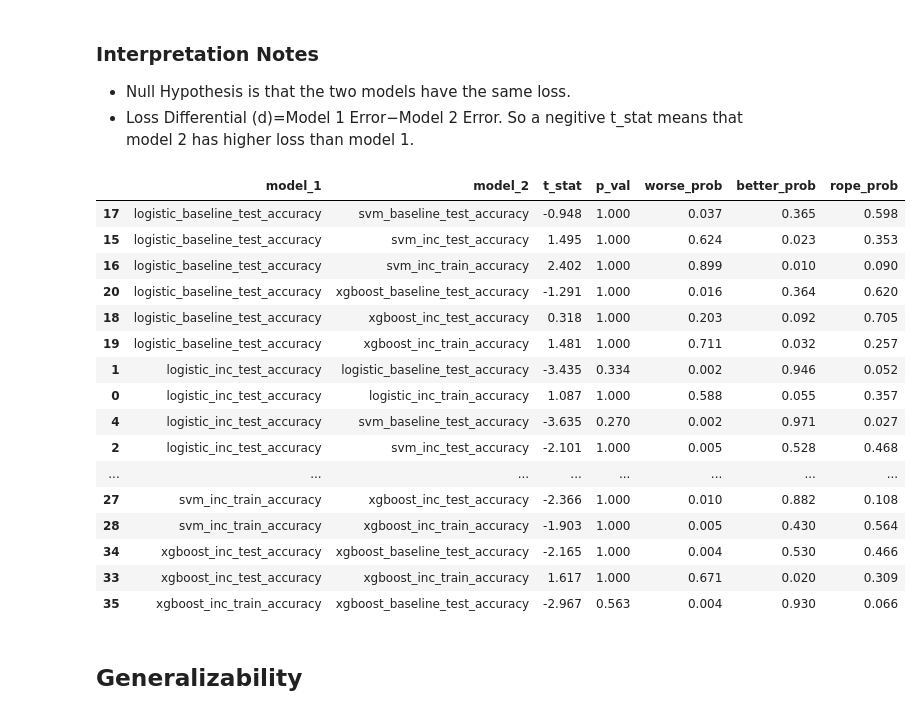
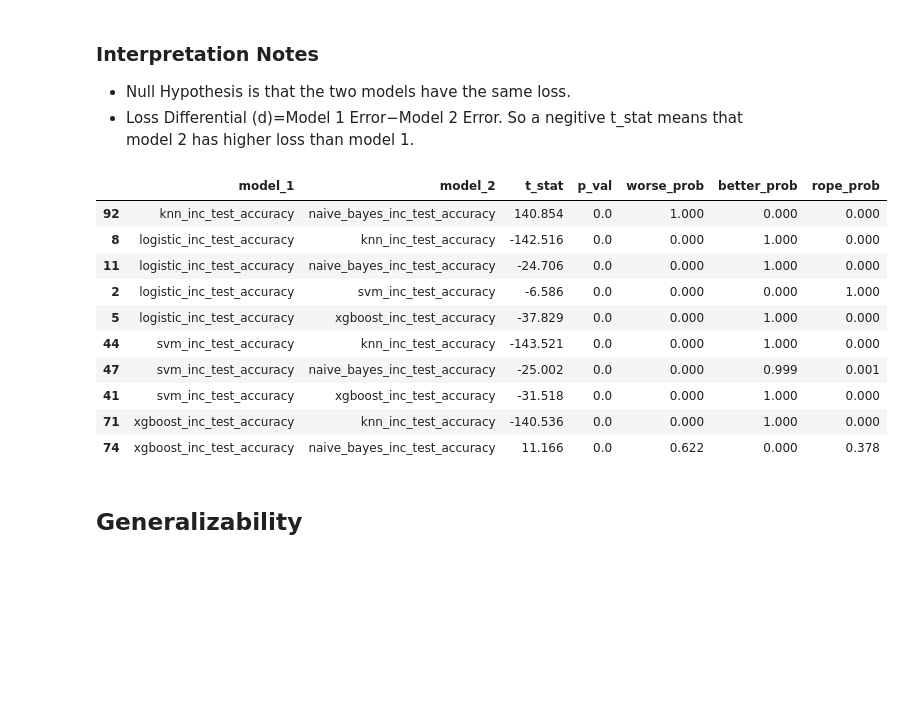
Before and after one commit to mack-mallett/Cash-Flows, a Jupyter notebook: experiments/model_comparison.ipynb, the cells around one changed output. Saved outputs shown, nothing was run; the diff lists cells and outputs as text; code cells hidden in the pictures; blank space fills up the shorter version.

```diff
--- a/experiments/model_comparison.ipynb
+++ b/experiments/model_comparison.ipynb
@@ -46,13 +47,13 @@ results = inc_base_reader(5, results, 10)
 full_results = pd.concat(results, axis=1).droplevel(level=0, axis=1)
 # %%
 #Setup the variables
-# cv = StratifiedKFold(n_splits=8, shuffle=True, random_state=0)
-basics = st.TestVariables(results=full_results, num_test=10)
+# This is where I would test for Normal Distributions
+basics = st.TestVariables(results=full_results, num_test=num_tests)
 rope_interval = [-0.01, 0.01]
 means_dict = {}
 vars_dict = {}
 for col in basics.model_scores.transpose().columns:
-    m, v = st.get_mean_var(basics.model_scores.transpose()[col].to_numpy(), 5, 10)
+    m, v = st.get_mean_var(basics.model_scores.transpose()[col].to_numpy(), 5, num_tests)
     means_dict[col] = m
     vars_dict[col] = v
 
@@ -63,4 +64,4 @@ var_model_scores = pd.DataFrame(vars_dict)
 # %% [markdown]
 ### Pairwise Frequentist
 # %%
-pairwise_comp_df = st.pairwise_freq(model_scores=basics.model_scores, num_tests=10, num_batches=basics.num_batch, pairwise_comp_df=None)
+pairwise_comp_df = st.pairwise_freq(model_scores=basics.model_scores, num_tests=num_tests, num_batches=basics.num_batch, pairwise_comp_df=None)
@@ -71,2 +72,2 @@ pairwise_comp_df = st.pairwise_freq(model_scores=basics.model_scores, num_tests=
 # %%
-pairwise_comp_df = st.pairwise_bayesian(model_scores=basics.model_scores, rope_interval=rope_interval, num_tests=10, num_batches=basics.num_batch, h=1, pairwise_comp_df=pairwise_comp_df)
+pairwise_comp_df = st.pairwise_bayesian(model_scores=basics.model_scores, rope_interval=rope_interval, num_tests=num_tests, num_batches=basics.num_batch, h=1, pairwise_comp_df=pairwise_comp_df)
@@ -119,25 +128,32 @@ plt.show()
 ### Interpretation Notes
  - Null Hypothesis is that the two models have the same loss.
  - Loss Differential (d)=Model 1 Error−Model 2 Error. So a negitive t_stat means that model 2 has higher loss than model 1.
+# %%
+#pairwise df masks
+#Model self comparison masks
+logistic_comp = (pairwise_comp_df['model_1'].str.startswith('logistic')) & (pairwise_comp_df['model_2'].str.startswith('logistic'))
+naive_bayes_comp = (pairwise_comp_df['model_1'].str.startswith('naive_bayes')) & (pairwise_comp_df['model_2'].str.startswith('naive_bayes'))
+linear_comp = (pairwise_comp_df['model_1'].str.startswith('svm')) & (pairwise_comp_df['model_2'].str.startswith('svm'))
+xgboost_comp = (pairwise_comp_df['model_1'].str.startswith('xgboost')) & (pairwise_comp_df['model_2'].str.startswith('xgboost'))
+k_means_comp = (pairwise_comp_df['model_1'].str.startswith('knn')) & (pairwise_comp_df['model_2'].str.startswith('knn'))
+
+#Test model comparison masks
+inc_test_comp = (pairwise_comp_df['model_1'].str.contains('inc_test')) & (pairwise_comp_df['model_2'].str.contains('inc_test'))
 # %%
-pairwise_comp_df.sort_values(['model_1', 'model_2'], ascending=True).dropna().iloc[[6, 7, ]]
+
+# pd.set_option('display.float_format', lambda x: f'{x:.4f}')
+pairwise_comp_df.sort_values(['model_1', 'model_2'], ascending=True).dropna().loc[inc_test_comp]#.tail(30)#.loc[naive_bayes]
 # %% [output]
 |  | model_1 | model_2 | t_stat | p_val | worse_prob | better_prob | rope_prob |
-| 17 | logistic_baseline_test_accuracy | svm_baseline_test_accuracy | -0.948 | 1.000 | 0.037 | 0.365 | 0.598 |
-| 15 | logistic_baseline_test_accuracy | svm_inc_test_accuracy | 1.495 | 1.000 | 0.624 | 0.023 | 0.353 |
-| 16 | logistic_baseline_test_accuracy | svm_inc_train_accuracy | 2.402 | 1.000 | 0.899 | 0.010 | 0.090 |
-| 20 | logistic_baseline_test_accuracy | xgboost_baseline_test_accuracy | -1.291 | 1.000 | 0.016 | 0.364 | 0.620 |
-| 18 | logistic_baseline_test_accuracy | xgboost_inc_test_accuracy | 0.318 | 1.000 | 0.203 | 0.092 | 0.705 |
-| 19 | logistic_baseline_test_accuracy | xgboost_inc_train_accuracy | 1.481 | 1.000 | 0.711 | 0.032 | 0.257 |
-| 1 | logistic_inc_test_accuracy | logistic_baseline_test_accuracy | -3.435 | 0.334 | 0.002 | 0.946 | 0.052 |
-| 0 | logistic_inc_test_accuracy | logistic_inc_train_accuracy | 1.087 | 1.000 | 0.588 | 0.055 | 0.357 |
-| 4 | logistic_inc_test_accuracy | svm_baseline_test_accuracy | -3.635 | 0.270 | 0.002 | 0.971 | 0.027 |
-| 2 | logistic_inc_test_accuracy | svm_inc_test_accuracy | -2.101 | 1.000 | 0.005 | 0.528 | 0.468 |
-| ... | ... | ... | ... | ... | ... | ... | ... |
-| 27 | svm_inc_train_accuracy | xgboost_inc_test_accuracy | -2.366 | 1.000 | 0.010 | 0.882 | 0.108 |
-| 28 | svm_inc_train_accuracy | xgboost_inc_train_accuracy | -1.903 | 1.000 | 0.005 | 0.430 | 0.564 |
-| 34 | xgboost_inc_test_accuracy | xgboost_baseline_test_accuracy | -2.165 | 1.000 | 0.004 | 0.530 | 0.466 |
-| 33 | xgboost_inc_test_accuracy | xgboost_inc_train_accuracy | 1.617 | 1.000 | 0.671 | 0.020 | 0.309 |
-| 35 | xgboost_inc_train_accuracy | xgboost_baseline_test_accuracy | -2.967 | 0.563 | 0.004 | 0.930 | 0.066 |
+| 92 | knn_inc_test_accuracy | naive_bayes_inc_test_accuracy | 140.854 | 0.0 | 1.000 | 0.000 | 0.000 |
+| 8 | logistic_inc_test_accuracy | knn_inc_test_accuracy | -142.516 | 0.0 | 0.000 | 1.000 | 0.000 |
+| 11 | logistic_inc_test_accuracy | naive_bayes_inc_test_accuracy | -24.706 | 0.0 | 0.000 | 1.000 | 0.000 |
+| 2 | logistic_inc_test_accuracy | svm_inc_test_accuracy | -6.586 | 0.0 | 0.000 | 0.000 | 1.000 |
+| 5 | logistic_inc_test_accuracy | xgboost_inc_test_accuracy | -37.829 | 0.0 | 0.000 | 1.000 | 0.000 |
+| 44 | svm_inc_test_accuracy | knn_inc_test_accuracy | -143.521 | 0.0 | 0.000 | 1.000 | 0.000 |
+| 47 | svm_inc_test_accuracy | naive_bayes_inc_test_accuracy | -25.002 | 0.0 | 0.000 | 0.999 | 0.001 |
+| 41 | svm_inc_test_accuracy | xgboost_inc_test_accuracy | -31.518 | 0.0 | 0.000 | 1.000 | 0.000 |
+| 71 | xgboost_inc_test_accuracy | knn_inc_test_accuracy | -140.536 | 0.0 | 0.000 | 1.000 | 0.000 |
+| 74 | xgboost_inc_test_accuracy | naive_bayes_inc_test_accuracy | 11.166 | 0.0 | 0.622 | 0.000 | 0.378 |
 # %% [markdown]
 ## Generalizability
```
Also changed, not shown: parts of 14 cells of this notebook, 5 other files.
